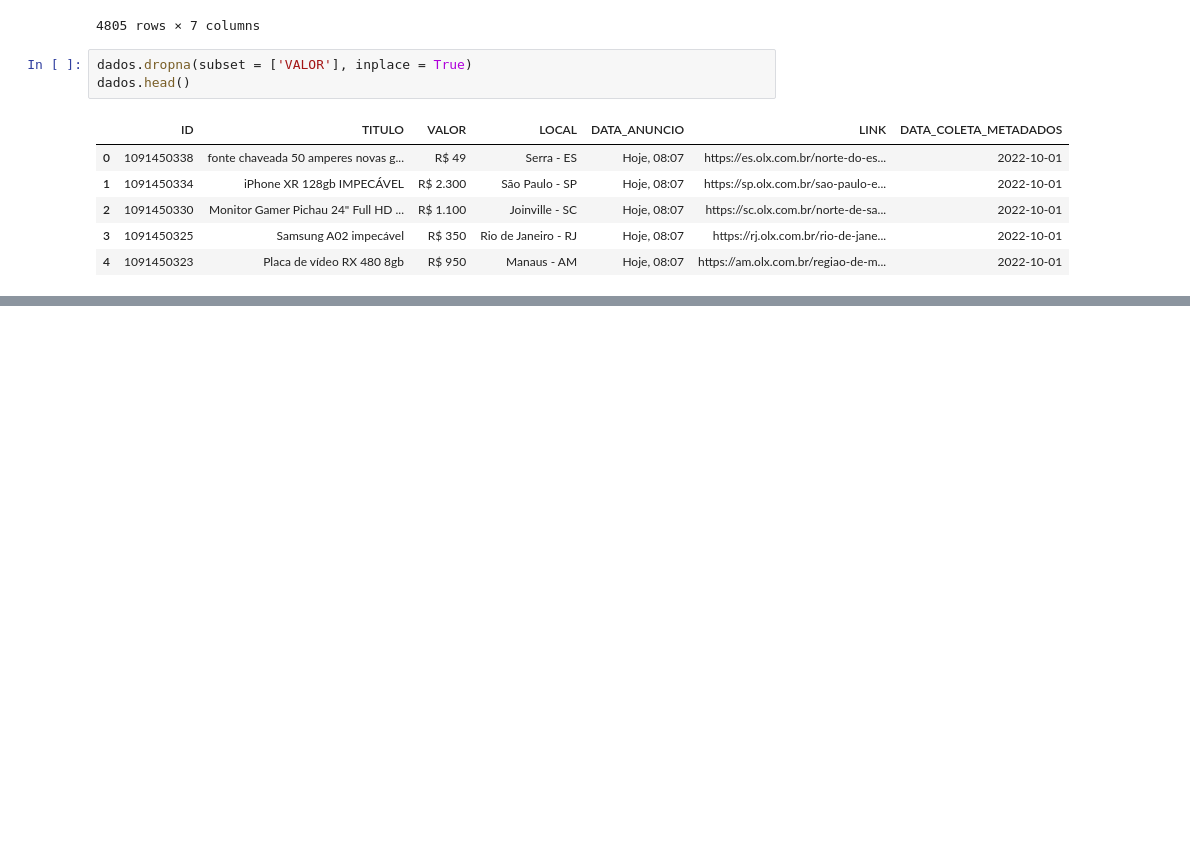
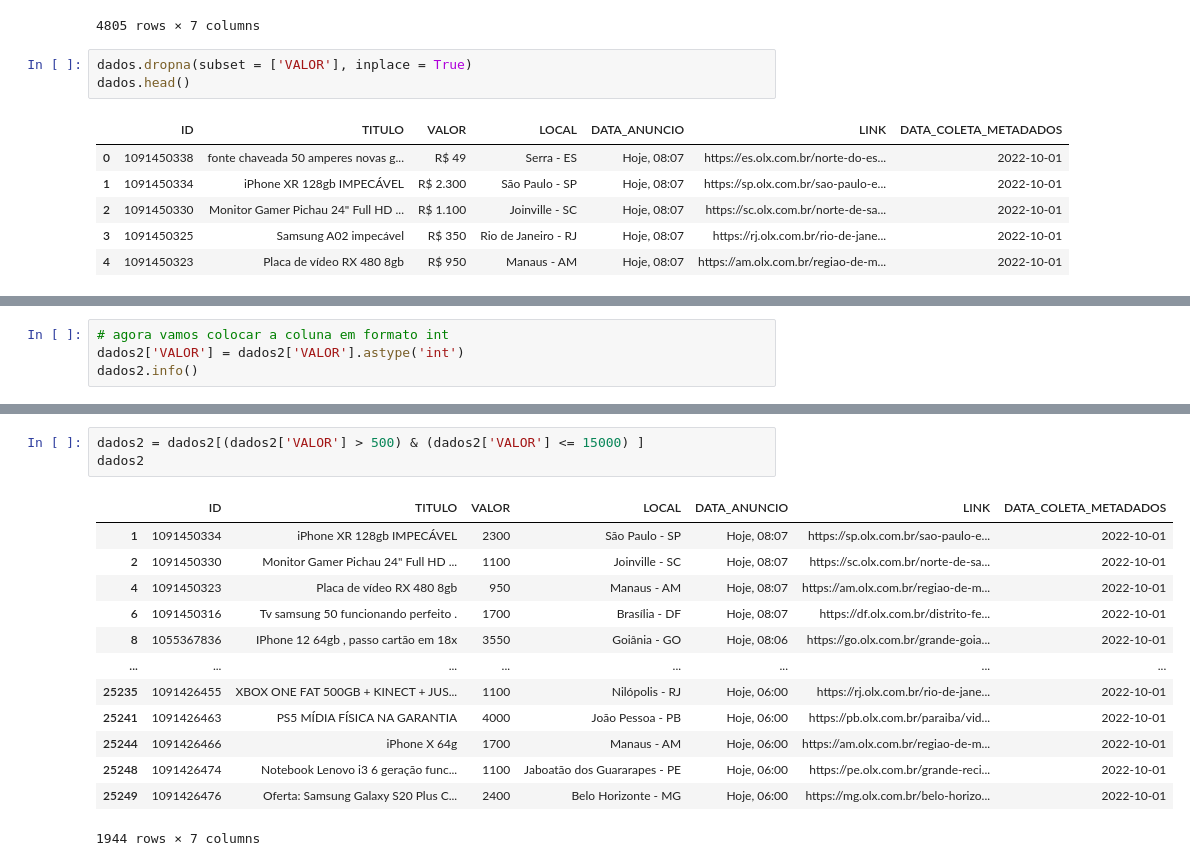
Before and after one commit to PaulAnicet97/Data_analysis, a Jupyter notebook: OLX/data_preparation.ipynb, the cells around one changed output, grey strips where cells are left out. Drawn from its saved outputs; the diff is of its cells as text; blank space fills up the shorter version.

```diff
--- a/OLX/data_preparation.ipynb
+++ b/OLX/data_preparation.ipynb
@@ -100,0 +216,4 @@ dados.head()
+# %%
+# agora vamos colocar a coluna em formato int
+dados2['VALOR'] = dados2['VALOR'].astype('int')
+dados2.info()
@@ -100,0 +235,17 @@ dados.head()
+# %%
+dados2 = dados2[(dados2['VALOR'] > 500) & (dados2['VALOR'] <= 15000) ]
+dados2
+# %% [output]
+|  | ID | TITULO | VALOR | LOCAL | DATA_ANUNCIO | LINK | DATA_COLETA_METADADOS |
+| 1 | 1091450334 | iPhone XR 128gb IMPECÁVEL | 2300 | São Paulo - SP | Hoje, 08:07 | https://sp.olx.com.br/sao-paulo-e... | 2022-10-01 |
+| 2 | 1091450330 | Monitor Gamer Pichau 24" Full HD ... | 1100 | Joinville - SC | Hoje, 08:07 | https://sc.olx.com.br/norte-de-sa... | 2022-10-01 |
+| 4 | 1091450323 | Placa de vídeo RX 480 8gb | 950 | Manaus - AM | Hoje, 08:07 | https://am.olx.com.br/regiao-de-m... | 2022-10-01 |
+| 6 | 1091450316 | Tv samsung 50 funcionando perfeito . | 1700 | Brasília - DF | Hoje, 08:07 | https://df.olx.com.br/distrito-fe... | 2022-10-01 |
+| 8 | 1055367836 | IPhone 12 64gb , passo cartão em 18x | 3550 | Goiânia - GO | Hoje, 08:06 | https://go.olx.com.br/grande-goia... | 2022-10-01 |
+| ... | ... | ... | ... | ... | ... | ... | ... |
+| 25235 | 1091426455 | XBOX ONE FAT 500GB + KINECT + JUS... | 1100 | Nilópolis - RJ | Hoje, 06:00 | https://rj.olx.com.br/rio-de-jane... | 2022-10-01 |
+| 25241 | 1091426463 | PS5 MÍDIA FÍSICA NA GARANTIA | 4000 | João Pessoa - PB | Hoje, 06:00 | https://pb.olx.com.br/paraiba/vid... | 2022-10-01 |
+| 25244 | 1091426466 | iPhone X 64g | 1700 | Manaus - AM | Hoje, 06:00 | https://am.olx.com.br/regiao-de-m... | 2022-10-01 |
+| 25248 | 1091426474 | Notebook Lenovo i3 6 geração func... | 1100 | Jaboatão dos Guararapes - PE | Hoje, 06:00 | https://pe.olx.com.br/grande-reci... | 2022-10-01 |
+| 25249 | 1091426476 | Oferta: Samsung Galaxy S20 Plus C... | 2400 | Belo Horizonte - MG | Hoje, 06:00 | https://mg.olx.com.br/belo-horizo... | 2022-10-01 |
+1944 rows × 7 columns
```
Also changed, not shown: parts of 10 cells of this notebook.
